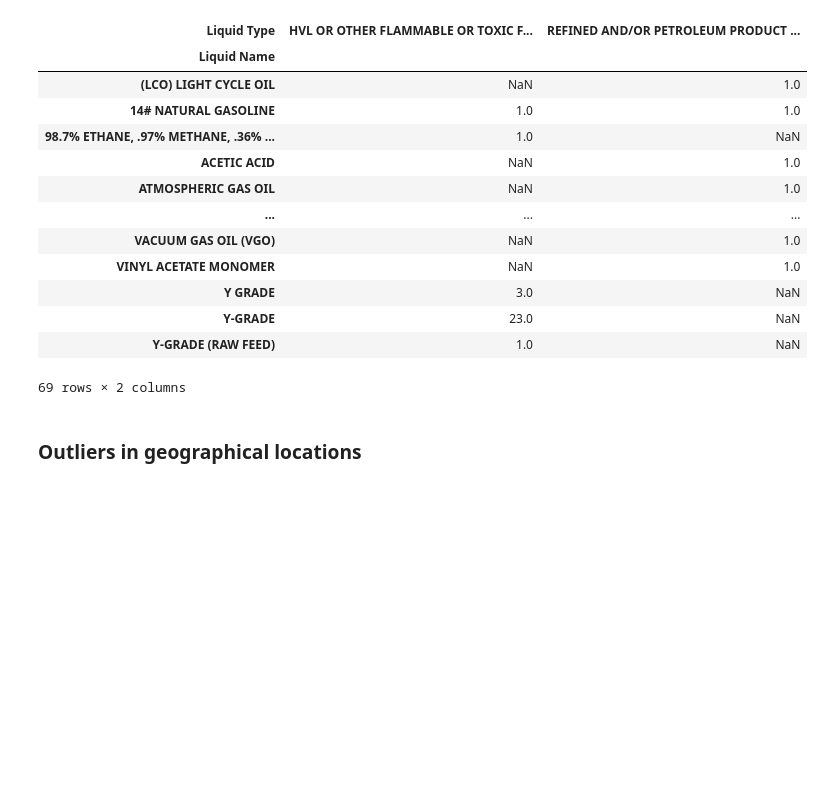
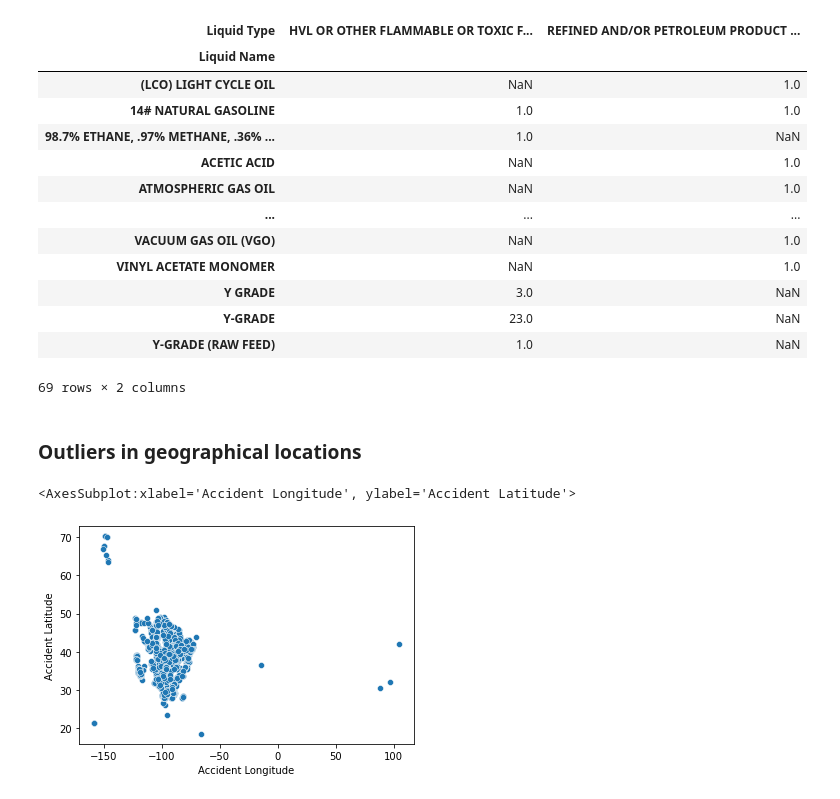
Before and after one commit to Milenaafeworki/Oil-Pipeline-Accidents, a Jupyter notebook: Oil Pipeline Accidents.ipynb, the cells around one changed output. Drawn from its saved outputs; the diff is of its cells as text; code cells hidden in the pictures; blank space fills up the shorter version.

Commit message:
visualization

```diff
--- a/Oil Pipeline Accidents.ipynb
+++ b/Oil Pipeline Accidents.ipynb
@@ -110,0 +109,5 @@ sns.scatter
+# %%
+sns.scatterplot(x='Accident Longitude', y='Accident Latitude', data = df)
+# %% [output]
+<AxesSubplot:xlabel='Accident Longitude', ylabel='Accident Latitude'>
+[figure, added]
```
Also changed, not shown: parts of 1 cell of this notebook.
